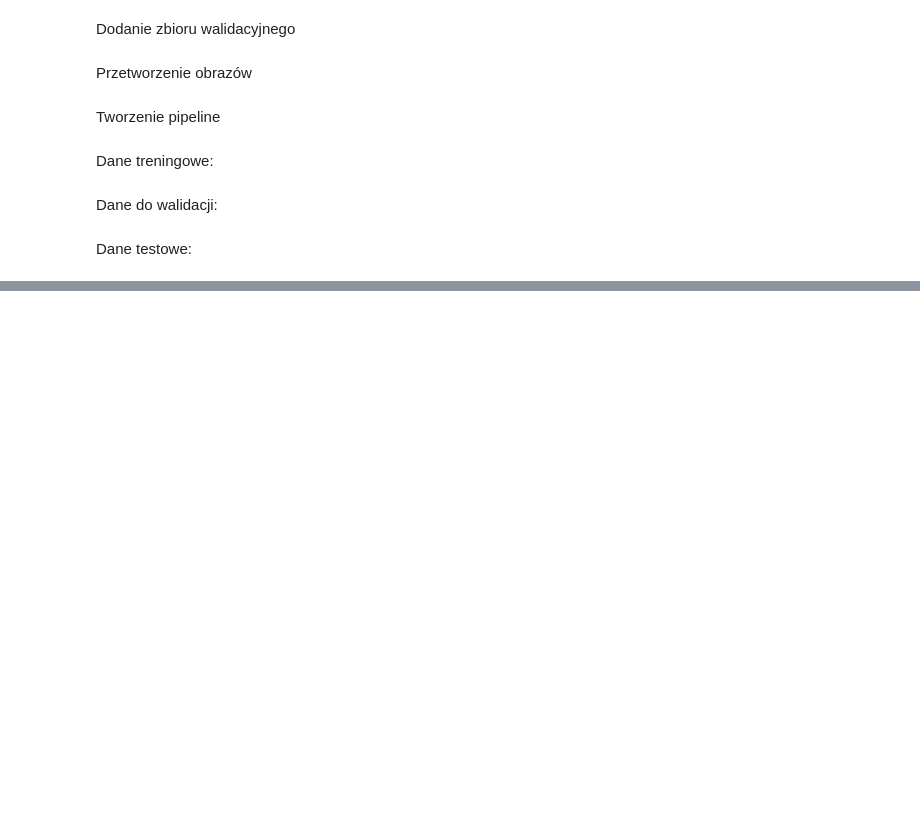
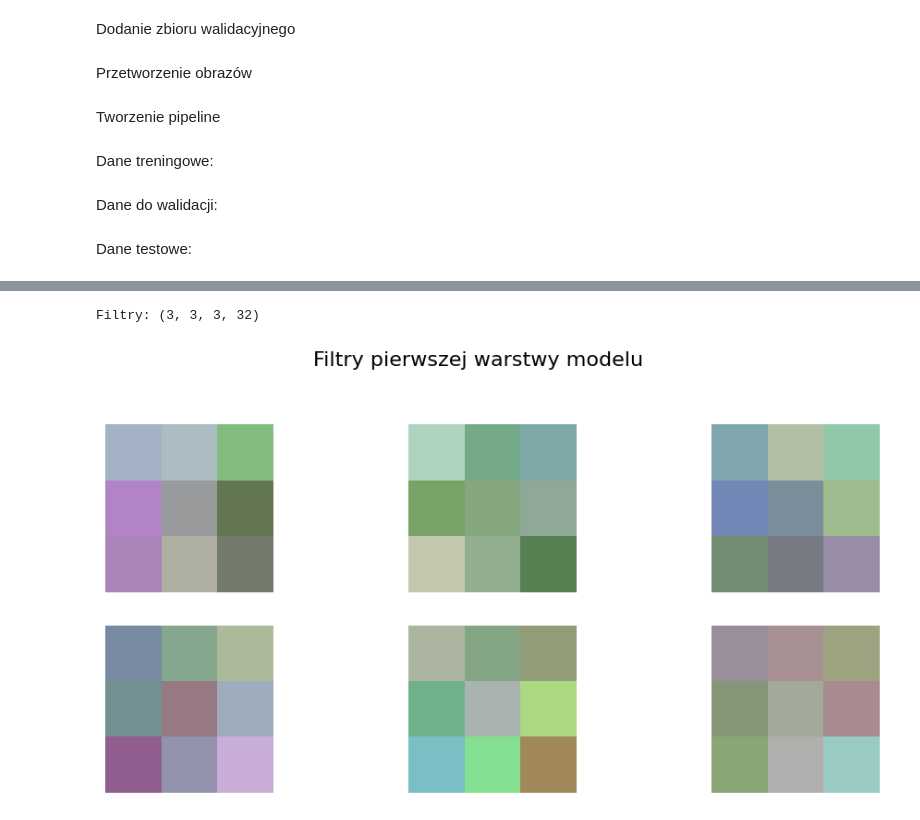
Before and after one commit to Embrandys/real_fake_images_classification_model, a Jupyter notebook: real_fake_photos.ipynb, the cells around one changed output, grey strips where cells are left out. Saved outputs shown, nothing was run; the diff lists cells and outputs as text; code cells hidden in the pictures; blank space fills up the shorter version.

```diff
--- a/real_fake_photos.ipynb
+++ b/real_fake_photos.ipynb
@@ -121,7 +118,7 @@ train_paths_x, x_val, train_labels_y, y_val=train_test_split(train_paths, y_trai
 # %% [markdown]
 Przetworzenie obrazów
 # %%
-img_size=(256, 256)
+img_size=(128, 128)
 
 def process_image(file_path, label):
     img=tf.io.read_file(file_path)
@@ -129,7 +126,7 @@ def process_image(file_path, label):
     img.set_shape([None, None, 3])
     img=tf.image.resize(img, img_size)
     img=tf.cast(img, tf.float32)/255.0
-    return img, label
+    return img, label, file_path
 # %% [markdown]
 Tworzenie pipeline
 # %% [markdown]
@@ -149,0 +250,22 @@ ds_test=ds_test.map(process_image, num_parallel_calls= tf.data.AUTOTUNE).batch(3
+# %%
+filters, biases = model.layers[0].get_weights()
+
+print("Filtry:", filters.shape)
+
+f_min, f_max = filters.min(), filters.max()
+filters = (filters - f_min) / (f_max - f_min)
+
+n_filters = 6
+plt.figure(figsize=(12, 8))
+
+for i in range(n_filters):
+    f = filters[:, :, :, i]
+    plt.subplot(3, 3, i+1)
+    plt.imshow(f)
+    plt.axis('off')
+
+plt.suptitle("Filtry pierwszej warstwy modelu", fontsize=16)
+plt.show()
+# %% [output]
+Filtry: (3, 3, 3, 32)
+[figure, added]
```
Also changed, not shown: parts of 19 cells of this notebook, 2 other files.
